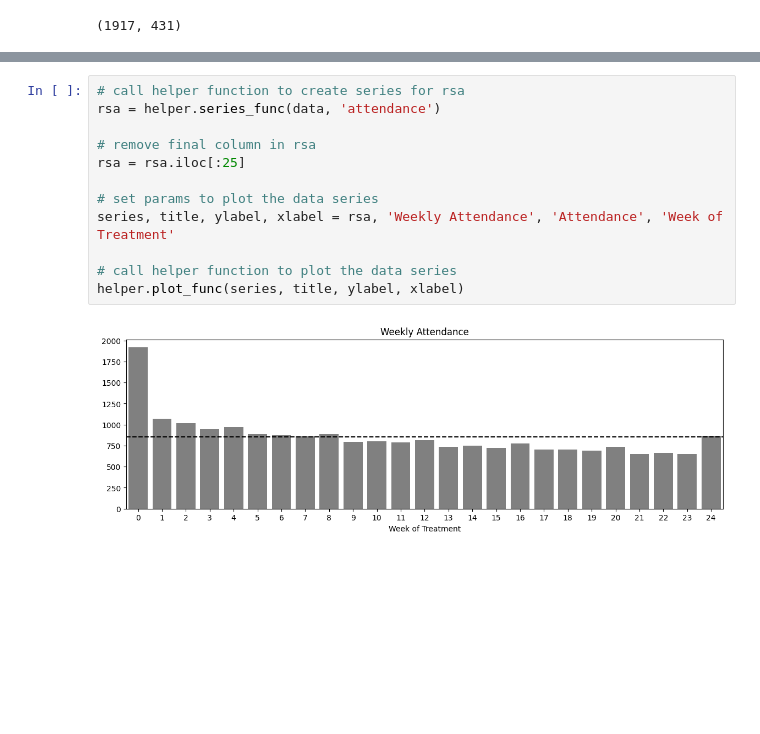
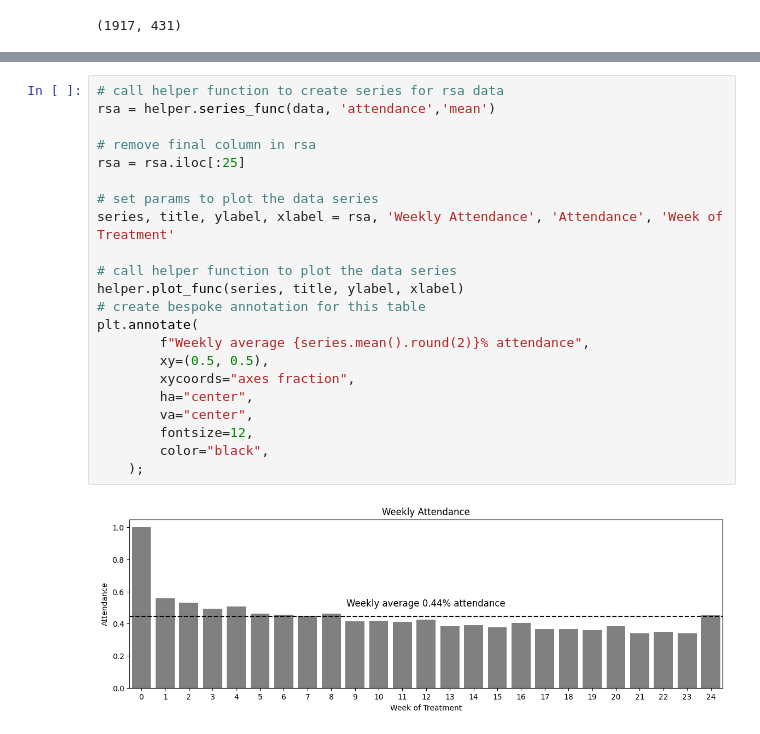
Before and after one commit to DanHerman212/precision_medicine, a Jupyter notebook: code/2_exploratory_analysis.ipynb, the cells around one changed output, grey strips where cells are left out. Cells and saved outputs as stored; diff of their text form; blank space fills up the shorter version.

```diff
--- a/code/2_exploratory_analysis.ipynb
+++ b/code/2_exploratory_analysis.ipynb
@@ -40,14 +37,24 @@ plt.legend('')
 # %%
-# call helper function to create series for rsa
-rsa = helper.series_func(data, 'attendance')
+# call helper function to create series for rsa data
+rsa = helper.series_func(data, 'attendance','mean')
 
 # remove final column in rsa
 rsa = rsa.iloc[:25]
 
 # set params to plot the data series
 series, title, ylabel, xlabel = rsa, 'Weekly Attendance', 'Attendance', 'Week of Treatment'
 
 # call helper function to plot the data series
 helper.plot_func(series, title, ylabel, xlabel)
+# create bespoke annotation for this table
+plt.annotate(
+        f"Weekly average {series.mean().round(2)}% attendance",
+        xy=(0.5, 0.5),
+        xycoords="axes fraction",
+        ha="center",
+        va="center",
+        fontsize=12,
+        color="black",
+    );
 # %% [output]
-[figure, old version]
+[figure, new version]
```
Also changed, not shown: parts of 9 cells of this notebook, 3 other files.
